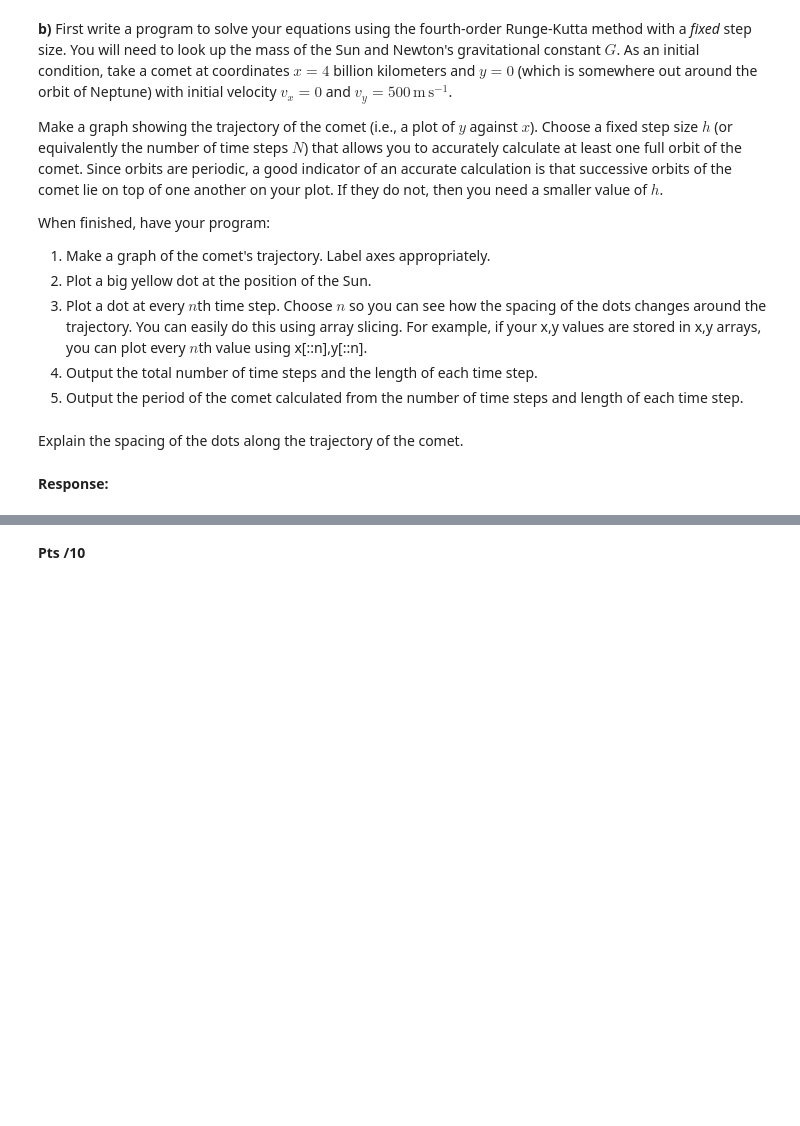
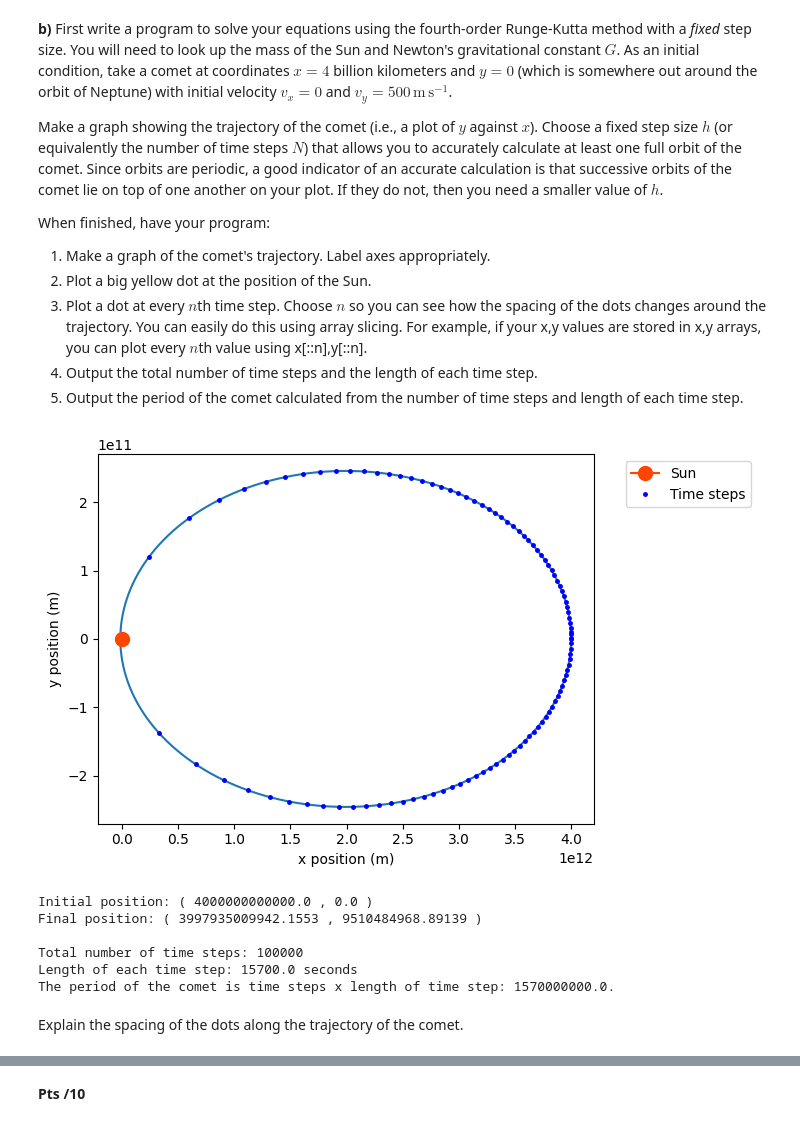
Before and after one commit to AcamaroCutcher/Computational-Physics, a Jupyter notebook: Homework/Homework7/hw7_notebook_2026.ipynb, the cells around one changed output, grey strips where cells are left out. Saved outputs shown, nothing was run; the diff lists cells and outputs as text; code cells hidden in the pictures; blank space fills up the shorter version.

```diff
--- a/Homework/Homework7/hw7_notebook_2026.ipynb
+++ b/Homework/Homework7/hw7_notebook_2026.ipynb
@@ -170,4 +178,79 @@ When finished, have your program:
+# %%
+import numpy as np
+import matplotlib.pyplot as plt
+from scipy.constants import G
+
+m_sun = 1.989e30 # kg
+
+def f(l,t):
+  """
+  Note that l is a vector that has the following form
+  l = [x,y,v_x, v_y] this is similar to what we know as the r vector.
+  """
+  x = l[0]
+  y = l[1]
+  v_x = l[2]
+  v_y = l[3]
+  r = np.sqrt(x**2 + y**2)
+  dx = v_x
+  dy = v_y
+  dv_x = -G * m_sun * x / ((r)**3)
+  dv_y = -G * m_sun * y / ((r)**3)
+
+  return np.array([dx, dy, dv_x, dv_y])
+
+def rk4(f, t_start, t_end, N_steps, l0):
+    N_steps = int(N_steps)
+    h = (t_end - t_start)/N_steps
+    time_steps = np.arange(t_start, t_end + h, h)
+
+    l_approx = np.zeros((N_steps+1, 4)) # 2D array of zeros N_steps x 2
+    l_approx[0]  = l0
+
+    for i in range(1, time_steps.shape[0]):
+      t = time_steps[i-1]
+      l = l_approx[i-1]
+
+      k_1 = h * f(l,t)
+      k_2 = h * f(l + 1/2*k_1, t + 1/2 * h)
+      k_3 = h * f(l + 1/2*k_2, t + 1/2 * h)
+      k_4 = h * f(l + k_3, t + h)
+
+      l_approx[i] = l + 1/6*(k_1 + 2 * k_2 + 2 * k_3 + k_4)
+
+    return time_steps, l_approx
+
+# 4 billion km = 4e12 meters
+l0 = np.array([4e12, 0, 0, 500])
+
+# Manually tested different ending times we obtained good results for:
+N_steps = 100000
+t_end = 1.57e9
+time_steps, l_approx = rk4(f, 0, t_end, N_steps, l0)
+
+plt.plot(l_approx[:,0], l_approx[:,1])
+plt.plot(0, 0, marker='o', color='orangered', markersize=10, label='Sun')
+plt.plot(l_approx[::1000, 0], l_approx[::1000, 1], 'b.', markersize=5, label='Time steps')
+plt.xlabel('x position (m)')
+plt.ylabel('y position (m)')
+plt.legend(bbox_to_anchor=(1.05, 1), loc='upper left')
+plt.show()
+
+print("Initial position: (",l0[0], ",", l0[1],")")
+print("Final position: (", l_approx[-1][0], ",", l_approx[-1][1], ")")
+
+# Output time steps info
+h = t_end / N_steps
+print(f"\nTotal number of time steps: {N_steps}")
+print(f"Length of each time step: {h} seconds")
+print(f"The period of the comet is time steps x length of time step: {t_end}.")
+# %% [output]
+[figure, added]
+Initial position: ( 4000000000000.0 , 0.0 )
+Final position: ( 3997935009942.1553 , 9510484968.89139 )
+
+Total number of time steps: 100000
+Length of each time step: 15700.0 seconds
+The period of the comet is time steps x length of time step: 1570000000.0.
 # %% [markdown]
 Explain the spacing of the dots along the trajectory of the comet.
-# %% [markdown]
-**Response:**
```
Also changed, not shown: parts of 8 cells of this notebook.
